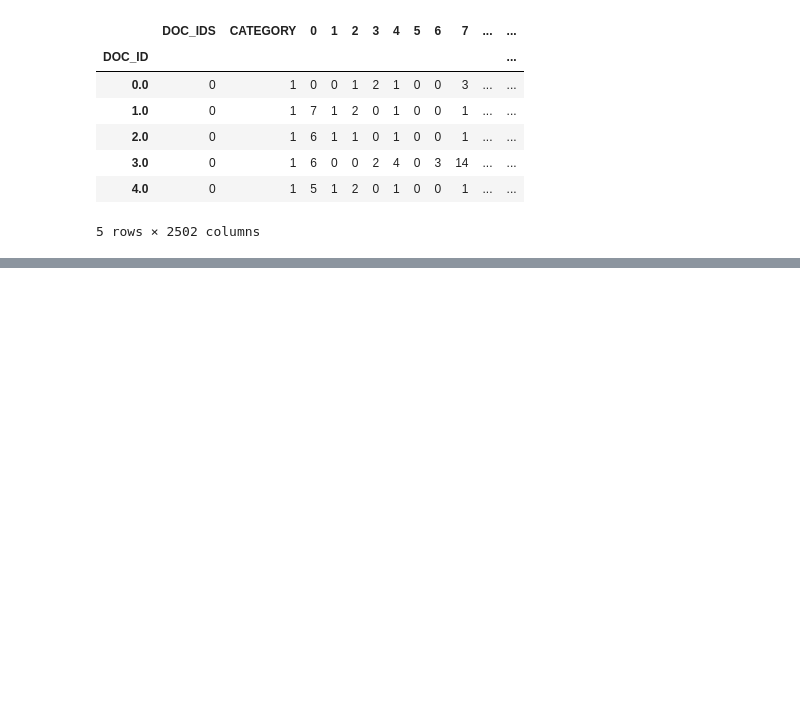
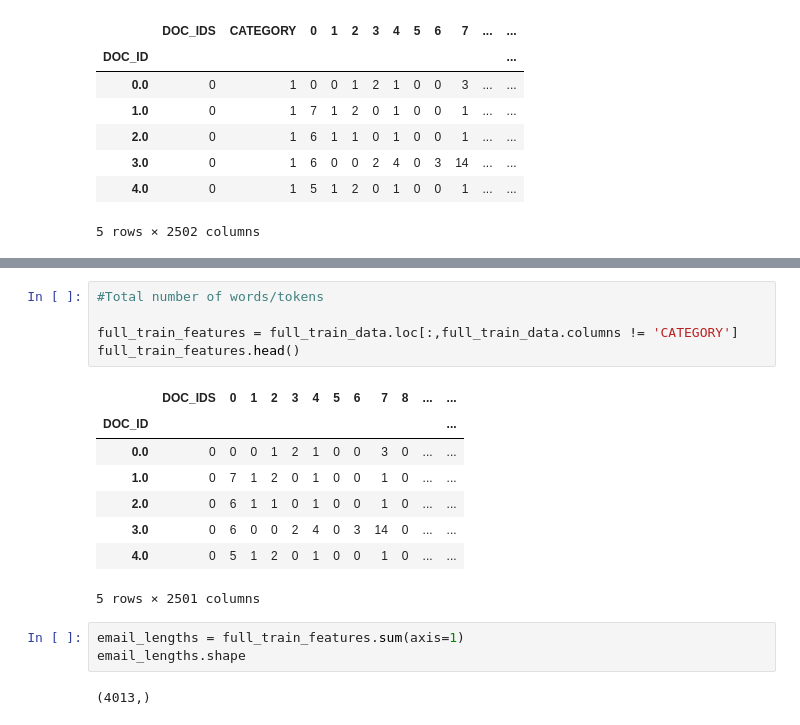
Before and after one commit to aashkadave99/Spam-Classifier, a Jupyter notebook: SpamClassifer.ipynb, the cells around one changed output, grey strips where cells are left out. Drawn from its saved outputs; the diff is of its cells as text; blank space fills up the shorter version.

```diff
--- a/SpamClassifer.ipynb
+++ b/SpamClassifer.ipynb
@@ -375,0 +391,19 @@ full_train_data.head()
+# %%
+#Total number of words/tokens
+
+full_train_features = full_train_data.loc[:,full_train_data.columns != 'CATEGORY']
+full_train_features.head()
+# %% [output]
+|  | DOC_IDS | 0 | 1 | 2 | 3 | 4 | 5 | 6 | 7 | 8 | ... | ... |
+| DOC_ID |  |  |  |  |  |  |  |  |  |  |  | ... |
+| 0.0 | 0 | 0 | 0 | 1 | 2 | 1 | 0 | 0 | 3 | 0 | ... | ... |
+| 1.0 | 0 | 7 | 1 | 2 | 0 | 1 | 0 | 0 | 1 | 0 | ... | ... |
+| 2.0 | 0 | 6 | 1 | 1 | 0 | 1 | 0 | 0 | 1 | 0 | ... | ... |
+| 3.0 | 0 | 6 | 0 | 0 | 2 | 4 | 0 | 3 | 14 | 0 | ... | ... |
+| 4.0 | 0 | 5 | 1 | 2 | 0 | 1 | 0 | 0 | 1 | 0 | ... | ... |
+5 rows × 2501 columns
+# %%
+email_lengths = full_train_features.sum(axis=1)
+email_lengths.shape
+# %% [output]
+(4013,)
```
Also changed, not shown: parts of 17 cells of this notebook.
